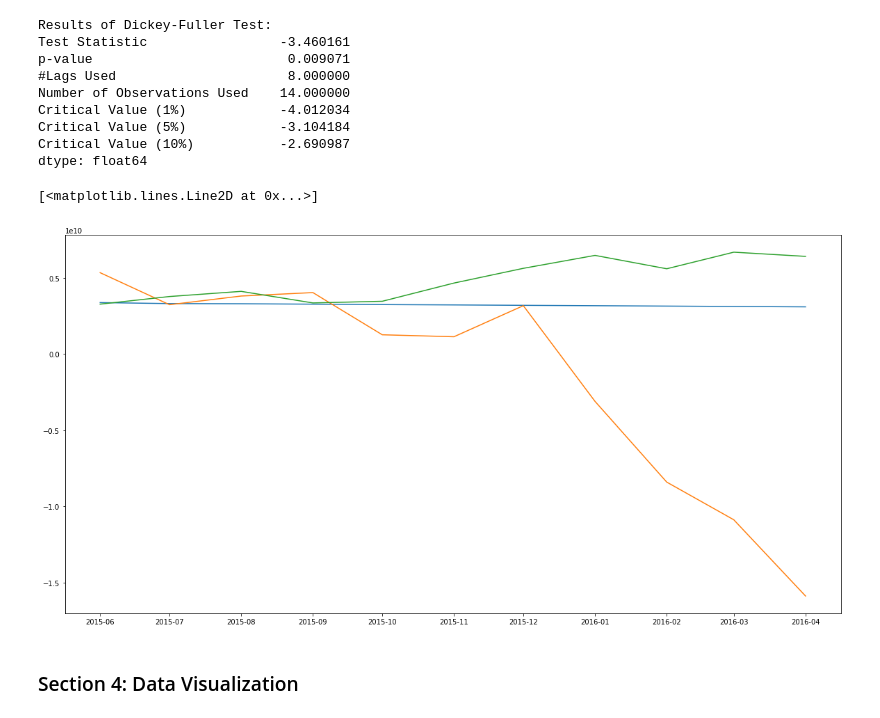
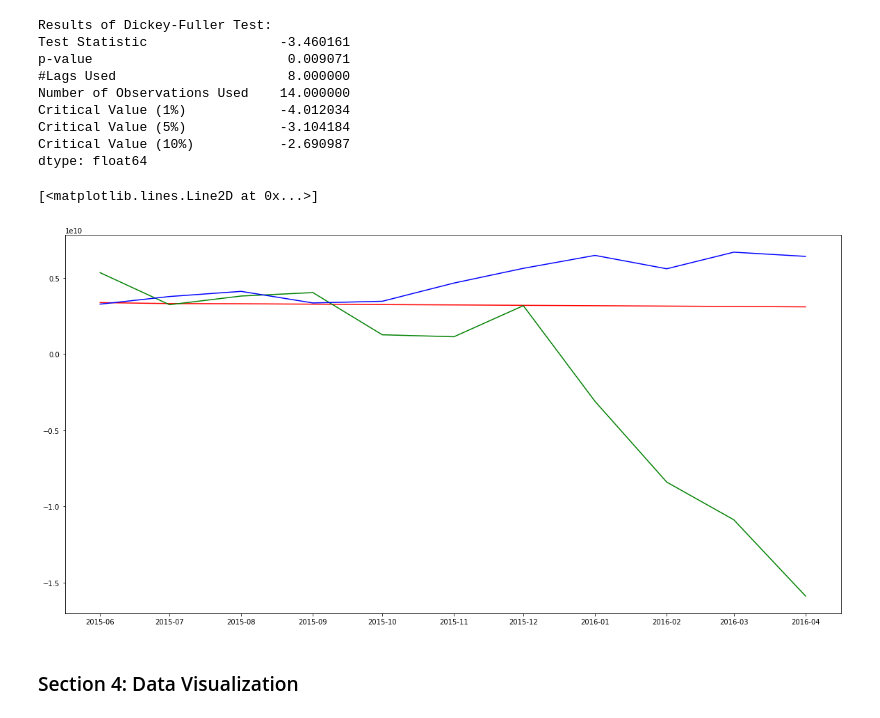
Before and after one commit to bakitybacon/cryptoeconomics, a Jupyter notebook: 340termproject.ipynb, the cells around one changed output. Cells and saved outputs as stored; diff of their text form; code cells hidden in the pictures.

```diff
--- a/340termproject.ipynb
+++ b/340termproject.ipynb
@@ -264,16 +264,16 @@ all_exog_sarim = all_exog_sari.fit()
 # %%
 exog = cryptoecon_test.drop(['marketcap(USD)','date','ds','y'], axis=1).values.astype(float)
 
 sarim_no_predix = no_exog_sarim.get_forecast(11).predicted_mean
 sarim_all_predix = all_exog_sarim.get_forecast(11, exog=exog).predicted_mean
 
 cryptoecon_test['date'].values
 
-plt.plot(cryptoecon_test['date'].values,sarim_no_predix)
-plt.plot(cryptoecon_test['date'].values,sarim_all_predix)
-plt.plot(cryptoecon_test['date'].values,cryptoecon_test['marketcap(USD)'].values)
+plt.plot(cryptoecon_test['date'].values,sarim_no_predix, c='r')
+plt.plot(cryptoecon_test['date'].values,sarim_all_predix, c='g')
+plt.plot(cryptoecon_test['date'].values,cryptoecon_test['marketcap(USD)'].values, c='b')
 # %% [output]
 [<matplotlib.lines.Line2D at 0x...>]
-[figure, old version]
+[figure, new version]
 # %% [markdown]
 ### Section 4: Data Visualization
```
